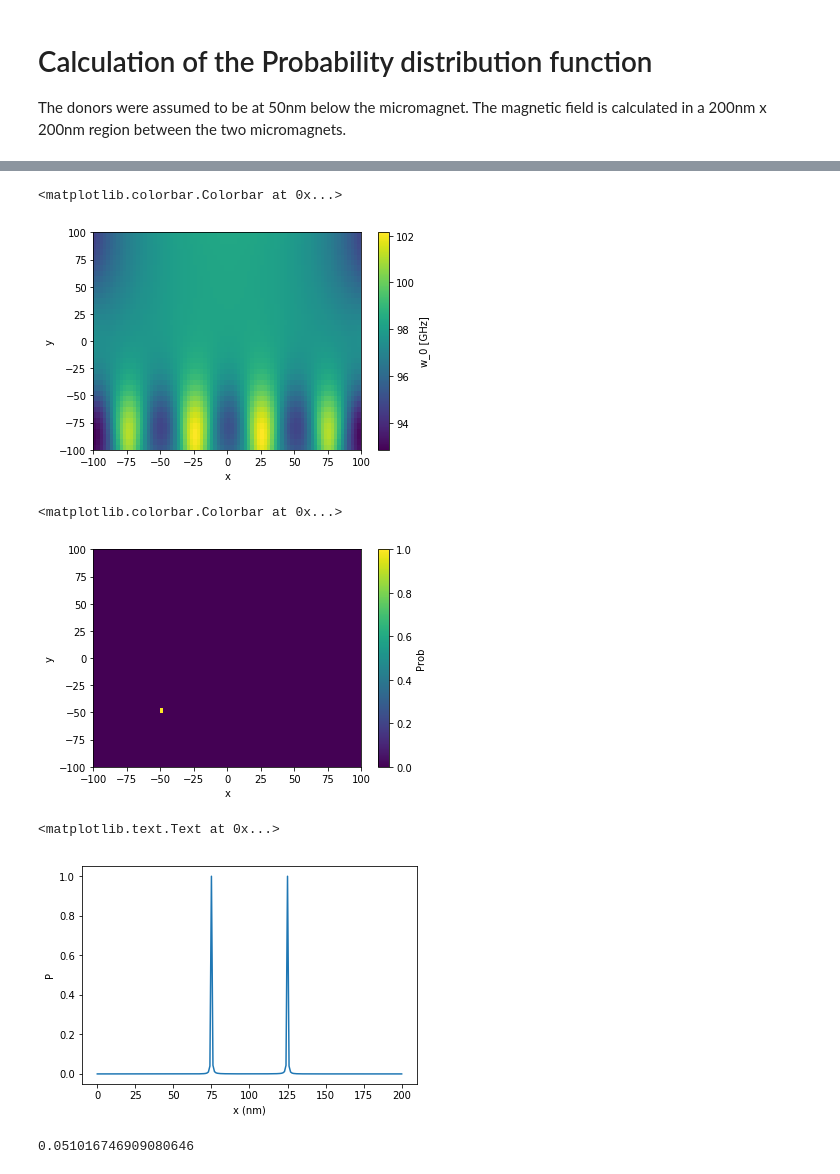
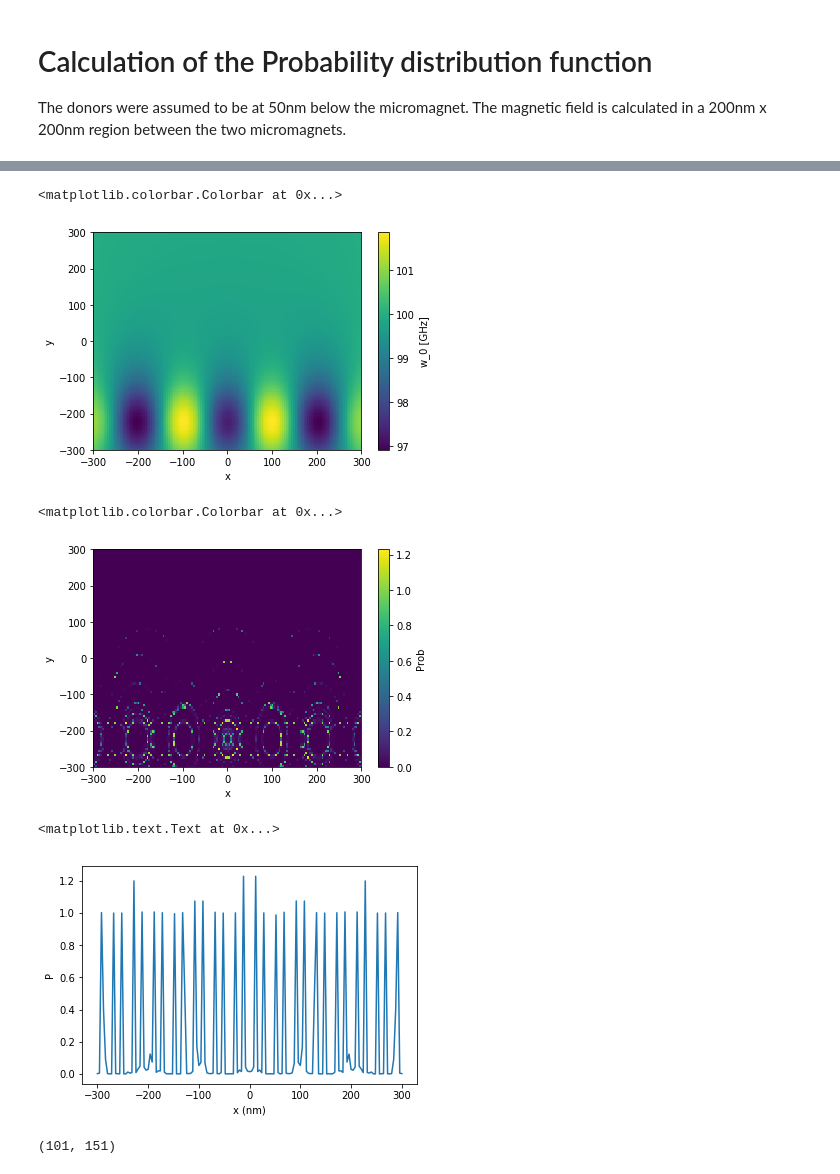
Before and after one commit to sandeshkalantre/donor-micromagnet-arch, a Jupyter notebook: code/micromagnet.ipynb, the cells around one changed output, grey strips where cells are left out. Drawn from its saved outputs; the diff is of its cells as text; code cells hidden in the pictures.

```diff
--- a/code/micromagnet.ipynb
+++ b/code/micromagnet.ipynb
@@ -7,13 +7,13 @@ import numpy as np
 import matplotlib.pyplot as plt
 %matplotlib inline
 
-dataset = 'repeat_slant_plane.dat'
+dataset = 'slant.dat'
 bxData = np.loadtxt("/Users/sandesh/repos/donor-micromagnet-arch/code/B field data/Bx_"+dataset)
 byData = np.loadtxt("/Users/sandesh/repos/donor-micromagnet-arch/code/B field data/By_"+dataset)
 bzData = np.loadtxt("/Users/sandesh/repos/donor-micromagnet-arch/code/B field data/Bz_"+dataset)
 
-x = np.linspace(-100,100,bxData.shape[1])
-y = np.linspace(-100,100,bxData.shape[0])
+x = np.linspace(-300,300,bxData.shape[1])
+y = np.linspace(-300,300,bxData.shape[0])
 XX,YY = np.meshgrid(x,y)
 
 plt.figure(1)
@@ -79,5 +38,5 @@ plt.legend(fontsize=16)
 # %%
-bz_gradient = np.gradient(bzData,10)
+bz_gradient = np.gradient(bzData,2)
 plt.pcolor(XX,YY,bz_gradient[1])
 plt.xlabel("x")
 plt.ylabel("y")
@@ -88,13 +47,14 @@ plt.colorbar(label="dBz_dx")
 # %%
-l_orb = 2.5e-9
+l_orb = 2.5e-9 # nm
 Delta = 10e-3 #eV
 E_ac = 0.1e6 #V/m
 
 conv_factor = l_orb**2*E_ac/Delta
-B_ac = conv_factor * bz_gradient[1]
+print("conv_factor (nm)",conv_factor*1e9)
+B_ac = 1e9 * conv_factor * bz_gradient[1]
 
-plt.pcolor(XX,YY,B_ac)
+plt.pcolor(XX,YY,B_ac*1e3)
 plt.xlabel("x")
 plt.ylabel("y")
-plt.colorbar(label="B_ac")
+plt.colorbar(label="B_ac (mT)")
 # %% [output]
@@ -122,28 +83,29 @@ plt.ylabel("y")
 plt.colorbar(label="w_0 [GHz]")
 # %% [output]
 <matplotlib.colorbar.Colorbar at 0x...>
-[figure, old version]
+[figure, new version]
 # %%
-center = 20
-x_0 = center
-y_0 = 10
+x_positions = np.arange(2,151,10)
+P = np.zeros(w_ac.shape)
+for x_0 in x_positions:
+    y_0 = 20
+    P += w_ac*w_ac/(w_ac*w_ac + (w_0[y_0,x_0] - w_0)**2)
 
-P = w_ac*w_ac/(w_ac*w_ac + (w_0[y_0,x_0] - w_0)**2)
 plt.pcolor(XX,YY,P)
 plt.xlabel("x")
 plt.ylabel("y")
 plt.colorbar(label="Prob")
 # %% [output]
 <matplotlib.colorbar.Colorbar at 0x...>
-[figure, old version]
+[figure, new version]
 # %%
-plt.plot(P[100,:])
+plt.plot(np.linspace(-300,300,P.shape[1]),P[y_0,:])
 plt.xlabel("x (nm)")
 plt.ylabel("P")
 # %% [output]
 <matplotlib.text.Text at 0x...>
-[figure, old version]
+[figure, new version]
-# %%
-P[125,100]
-# %% [output]
-0.051016746909080646
+# %%
+P.sha
+# %% [output]
+(101, 151)
```
Also changed, not shown: parts of 5 cells of this notebook, 4 other files.
